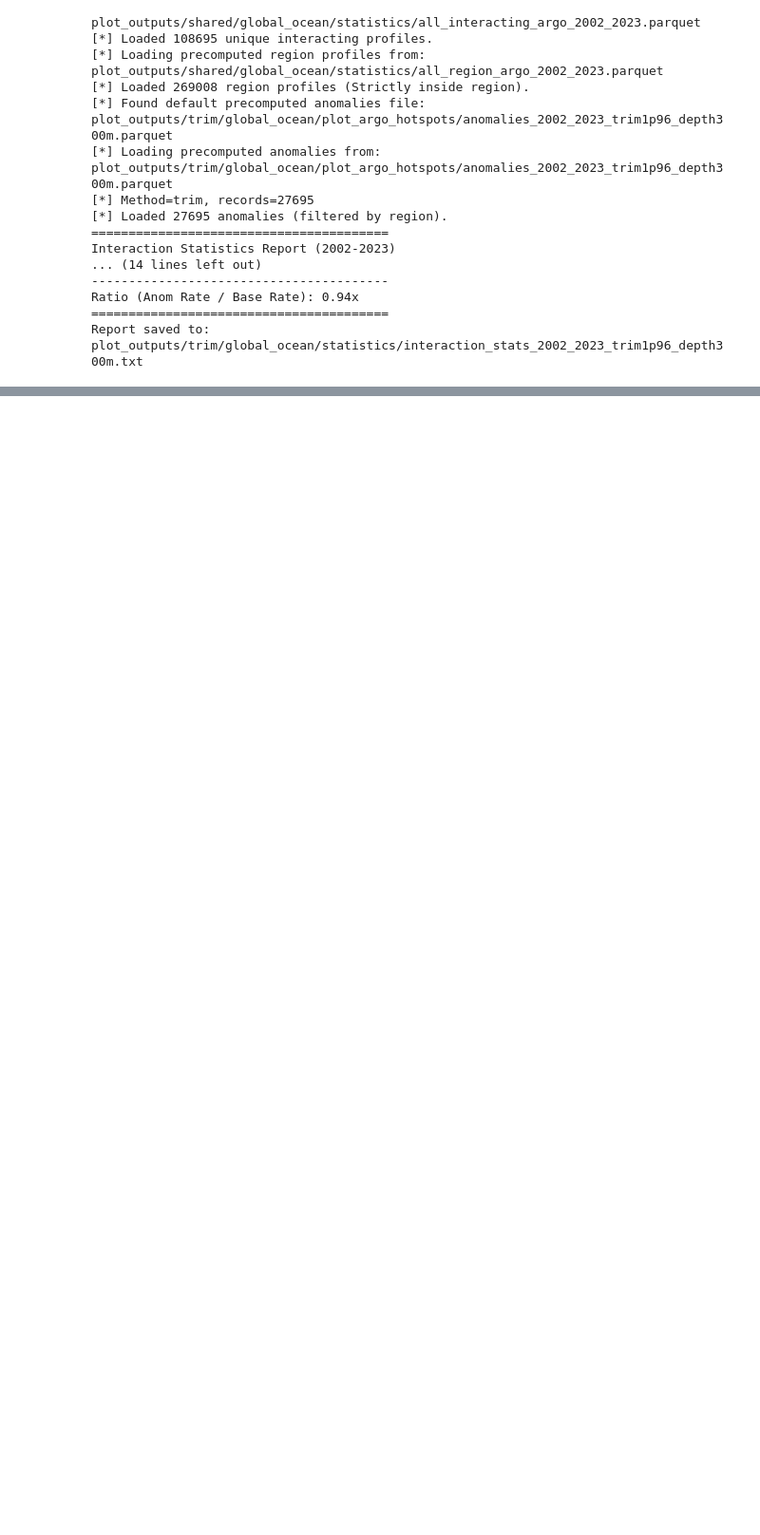
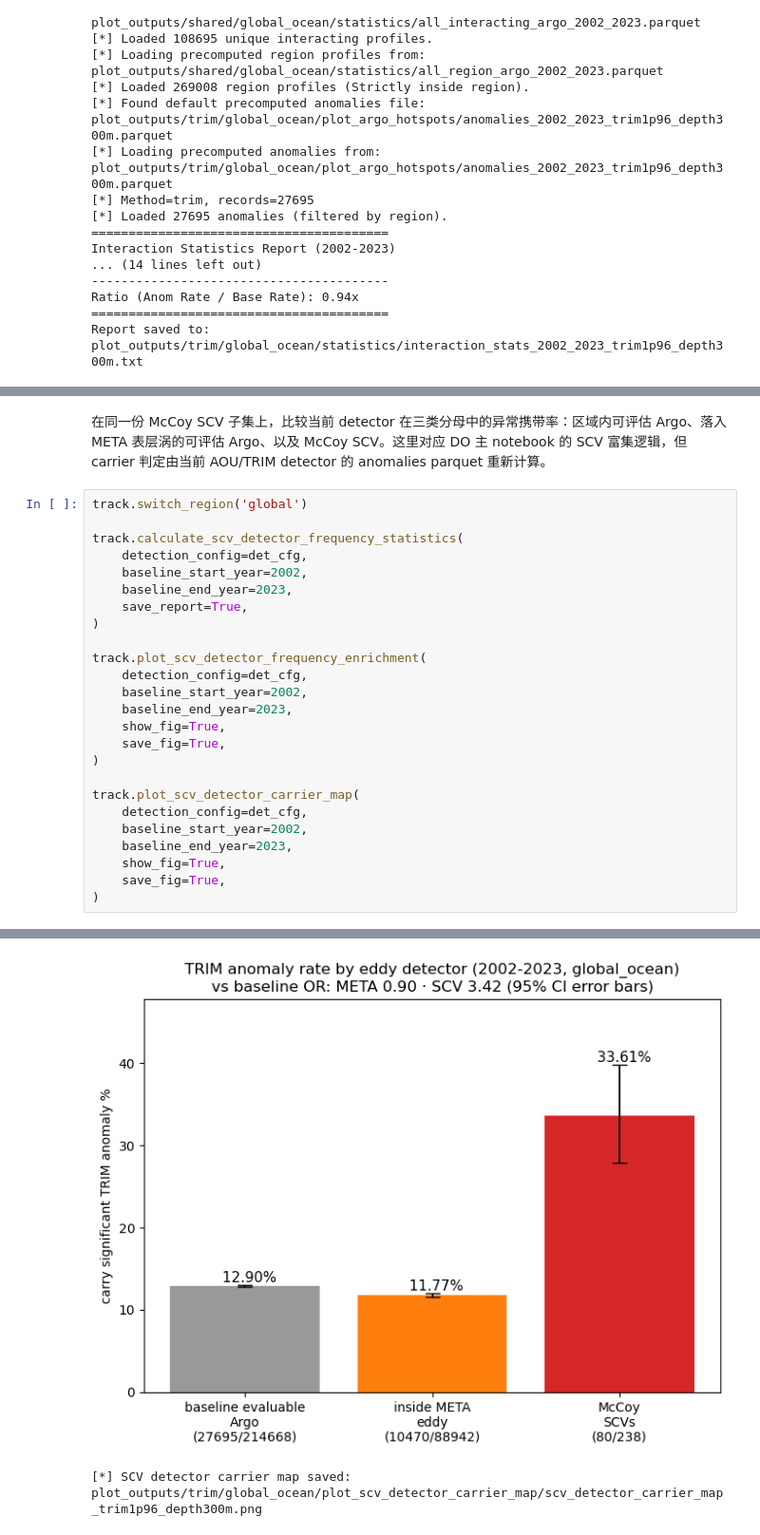
Before and after one commit to jjijack/Oxygen, a Jupyter notebook: GLORYS TRIM.ipynb, the cells around one changed output, grey strips where cells are left out. Shown at 95% size. Drawn from its saved outputs; the diff is of its cells as text; blank space fills up the shorter version.

```diff
--- a/GLORYS TRIM.ipynb
+++ b/GLORYS TRIM.ipynb
@@ -108,0 +143,28 @@ Report saved to: plot_outputs/trim/global_ocean/statistics/interaction_stats_200
+# %% [markdown]
+在同一份 McCoy SCV 子集上，比较当前 detector 在三类分母中的异常携带率：区域内可评估 Argo、落入 META 表层涡的可评估 Argo、以及 McCoy SCV。这里对应 DO 主 notebook 的 SCV 富集逻辑，但 carrier 判定由当前 AOU/TRIM detector 的 anomalies parquet 重新计算。
+# %%
+track.switch_region('global')
+
+track.calculate_scv_detector_frequency_statistics(
+    detection_config=det_cfg,
+    baseline_start_year=2002,
+    baseline_end_year=2023,
+    save_report=True,
+)
+
+track.plot_scv_detector_frequency_enrichment(
+    detection_config=det_cfg,
+    baseline_start_year=2002,
+    baseline_end_year=2023,
+    show_fig=True,
+    save_fig=True,
+)
+
+track.plot_scv_detector_carrier_map(
+    detection_config=det_cfg,
+    baseline_start_year=2002,
+    baseline_end_year=2023,
+    show_fig=True,
+    save_fig=True,
+)
+# %% [output]
@@ -108,0 +191,2 @@ Report saved to: plot_outputs/trim/global_ocean/statistics/interaction_stats_200
+[figure, added]
+[*] SCV detector carrier map saved: plot_outputs/trim/global_ocean/plot_scv_detector_carrier_map/scv_detector_carrier_map_trim1p96_depth300m.png
```
Also changed, not shown: parts of 5 cells of this notebook, 2 other files.
